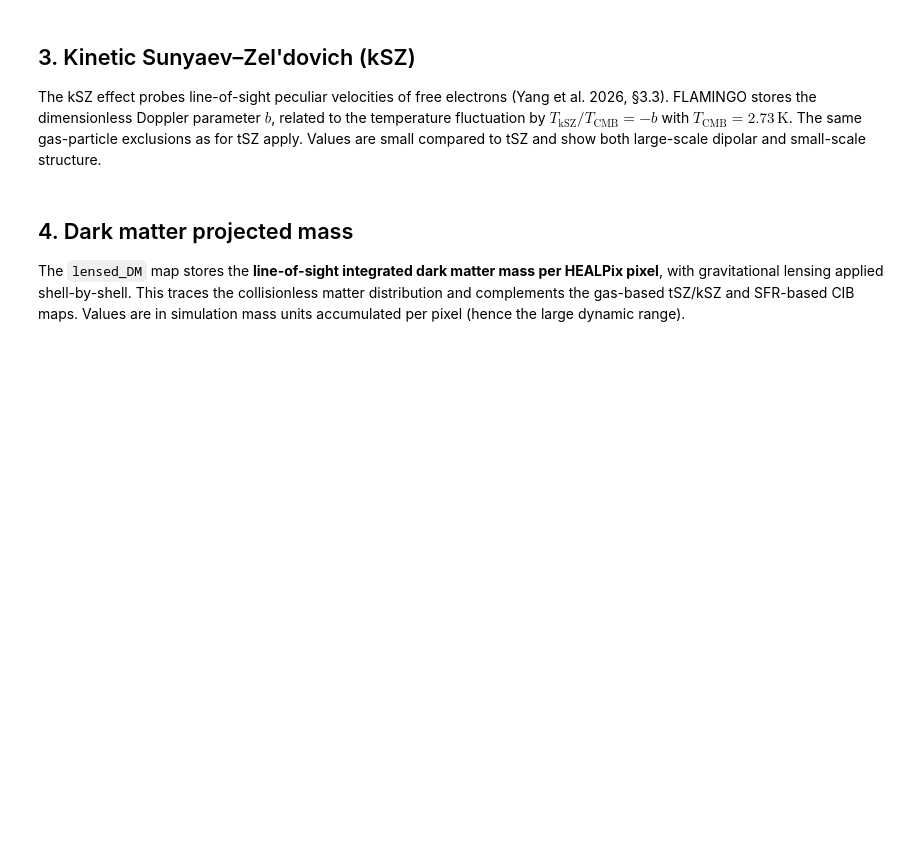
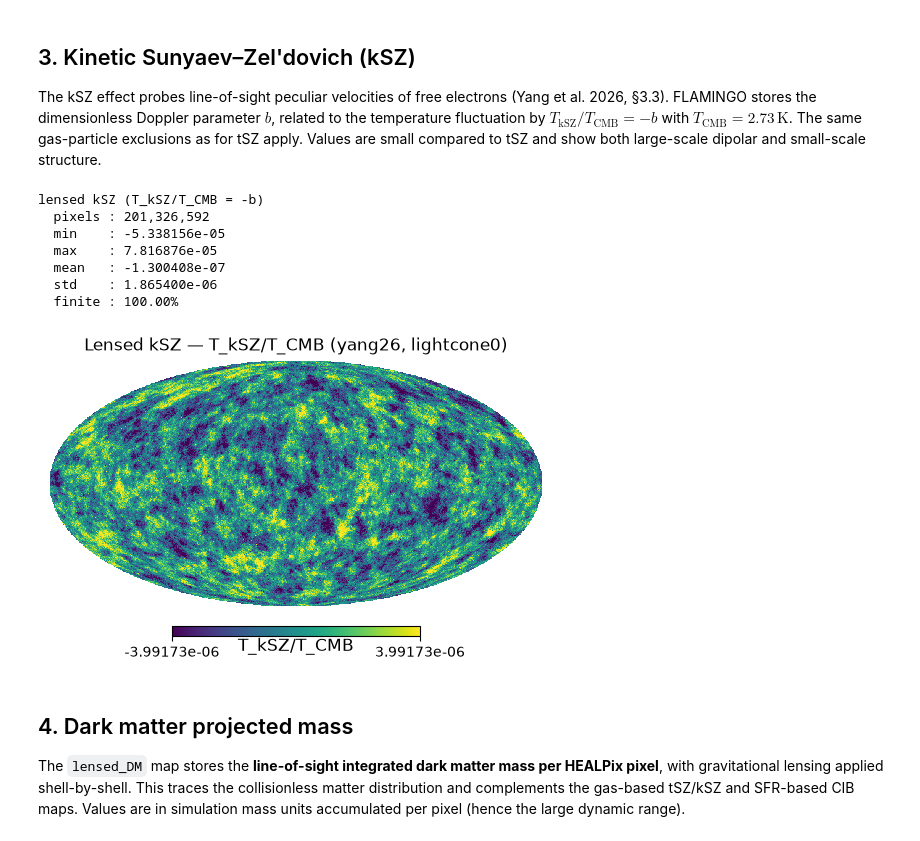
Before and after one commit to licongxu/flamingo_mock_analysis, a Jupyter notebook: notebooks/visualize_yang26_lightcone0_maps.ipynb, the cells around one changed output. Saved outputs shown, nothing was run; the diff lists cells and outputs as text; code cells hidden in the pictures; blank space fills up the shorter version.

```diff
--- a/notebooks/visualize_yang26_lightcone0_maps.ipynb
+++ b/notebooks/visualize_yang26_lightcone0_maps.ipynb
@@ -215,12 +231,20 @@ Values are small compared to tSZ and show both large-scale dipolar and small-sca
 # %%
 ksz = load_healpix_map(DATA_DIR / "lensed_kSZ_rot_same_rot.hdf5")
 summarize_map(ksz, "lensed kSZ (T_kSZ/T_CMB = -b)")
 plot_mollweide(
     ksz,
     title="Lensed kSZ — T_kSZ/T_CMB (yang26, lightcone0)",
     unit="T_kSZ/T_CMB",
-    cmap="RdBu_r",
 )
+# %% [output]
+lensed kSZ (T_kSZ/T_CMB = -b)
+  pixels : 201,326,592
+  min    : -5.338156e-05
+  max    : 7.816876e-05
+  mean   : -1.300408e-07
+  std    : 1.865400e-06
+  finite : 100.00%
+[figure, added]
 # %% [markdown]
 ## 4. Dark matter projected mass
 
```
Also changed, not shown: parts of 9 cells of this notebook, 24 other files.
